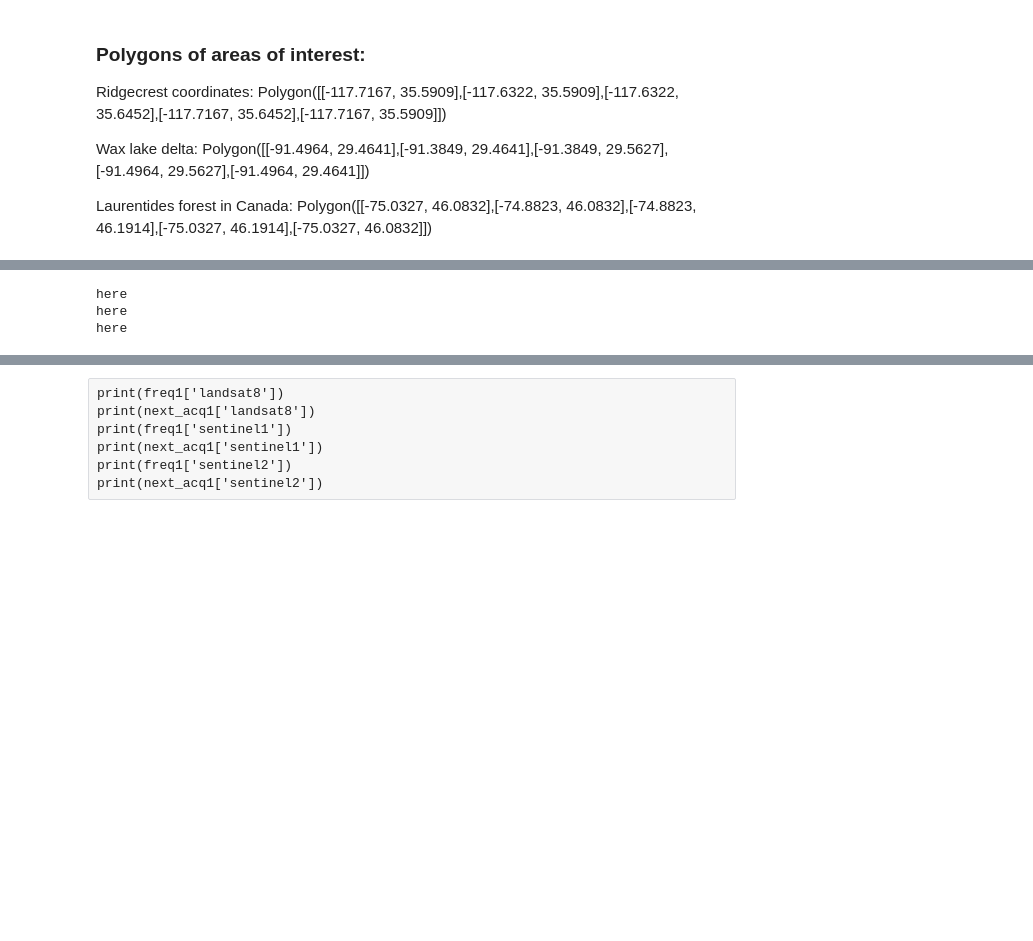
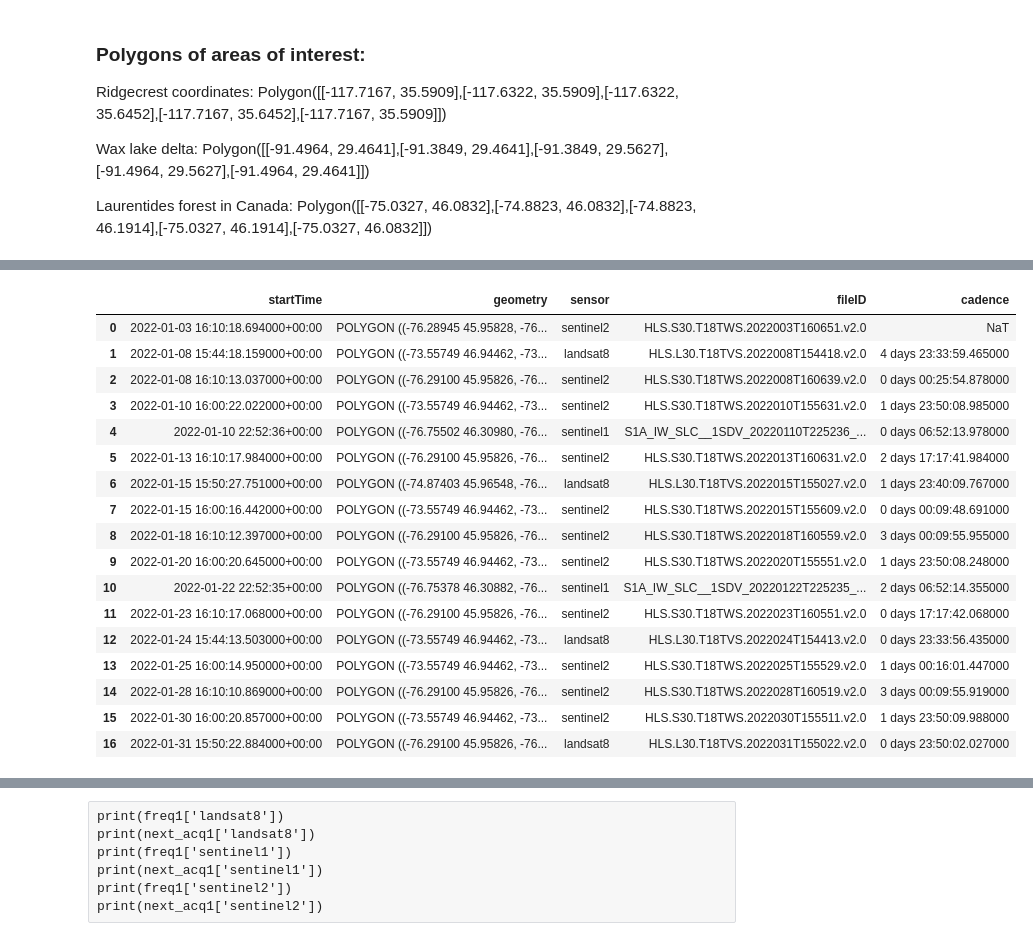
Before and after one commit to kvenkman/opera_coverage, a Jupyter notebook: notebooks/Coverage.ipynb, the cells around one changed output, grey strips where cells are left out. Drawn from its saved outputs; the diff is of its cells as text; code cells hidden in the pictures; blank space fills up the shorter version.

```diff
--- a/notebooks/Coverage.ipynb
+++ b/notebooks/Coverage.ipynb
@@ -51,6 +80,23 @@ freq2, next_acq2, area2 = get_coverage(['sentinel1','sentinel2','landsat8'],waxl
 # %%
-freq3, next_acq3, area3 = get_coverage(['sentinel1','sentinel2','landsat8'],laurentides,[datetime(2022,1,1), datetime(2022,2,1)])
+freq3, next_acq3, area3, master3 = get_coverage(['sentinel1','sentinel2','landsat8'],laurentides,[datetime(2022,1,1), datetime(2022,2,1)])
-# %% [output]
-here
-here
-here
+# %%
+master3
+# %% [output]
+|  | startTime | geometry | sensor | fileID | cadence |
+| 0 | 2022-01-03 16:10:18.694000+00:00 | POLYGON ((-76.28945 45.95828, -76... | sentinel2 | HLS.S30.T18TWS.2022003T160651.v2.0 | NaT |
+| 1 | 2022-01-08 15:44:18.159000+00:00 | POLYGON ((-73.55749 46.94462, -73... | landsat8 | HLS.L30.T18TVS.2022008T154418.v2.0 | 4 days 23:33:59.465000 |
+| 2 | 2022-01-08 16:10:13.037000+00:00 | POLYGON ((-76.29100 45.95826, -76... | sentinel2 | HLS.S30.T18TWS.2022008T160639.v2.0 | 0 days 00:25:54.878000 |
+| 3 | 2022-01-10 16:00:22.022000+00:00 | POLYGON ((-73.55749 46.94462, -73... | sentinel2 | HLS.S30.T18TWS.2022010T155631.v2.0 | 1 days 23:50:08.985000 |
+| 4 | 2022-01-10 22:52:36+00:00 | POLYGON ((-76.75502 46.30980, -76... | sentinel1 | S1A_IW_SLC__1SDV_20220110T225236_... | 0 days 06:52:13.978000 |
+| 5 | 2022-01-13 16:10:17.984000+00:00 | POLYGON ((-76.29100 45.95826, -76... | sentinel2 | HLS.S30.T18TWS.2022013T160631.v2.0 | 2 days 17:17:41.984000 |
+| 6 | 2022-01-15 15:50:27.751000+00:00 | POLYGON ((-74.87403 45.96548, -76... | landsat8 | HLS.L30.T18TVS.2022015T155027.v2.0 | 1 days 23:40:09.767000 |
+| 7 | 2022-01-15 16:00:16.442000+00:00 | POLYGON ((-73.55749 46.94462, -73... | sentinel2 | HLS.S30.T18TWS.2022015T155609.v2.0 | 0 days 00:09:48.691000 |
+| 8 | 2022-01-18 16:10:12.397000+00:00 | POLYGON ((-76.29100 45.95826, -76... | sentinel2 | HLS.S30.T18TWS.2022018T160559.v2.0 | 3 days 00:09:55.955000 |
+| 9 | 2022-01-20 16:00:20.645000+00:00 | POLYGON ((-73.55749 46.94462, -73... | sentinel2 | HLS.S30.T18TWS.2022020T155551.v2.0 | 1 days 23:50:08.248000 |
+| 10 | 2022-01-22 22:52:35+00:00 | POLYGON ((-76.75378 46.30882, -76... | sentinel1 | S1A_IW_SLC__1SDV_20220122T225235_... | 2 days 06:52:14.355000 |
+| 11 | 2022-01-23 16:10:17.068000+00:00 | POLYGON ((-76.29100 45.95826, -76... | sentinel2 | HLS.S30.T18TWS.2022023T160551.v2.0 | 0 days 17:17:42.068000 |
+| 12 | 2022-01-24 15:44:13.503000+00:00 | POLYGON ((-73.55749 46.94462, -73... | landsat8 | HLS.L30.T18TVS.2022024T154413.v2.0 | 0 days 23:33:56.435000 |
+| 13 | 2022-01-25 16:00:14.950000+00:00 | POLYGON ((-73.55749 46.94462, -73... | sentinel2 | HLS.S30.T18TWS.2022025T155529.v2.0 | 1 days 00:16:01.447000 |
+| 14 | 2022-01-28 16:10:10.869000+00:00 | POLYGON ((-76.29100 45.95826, -76... | sentinel2 | HLS.S30.T18TWS.2022028T160519.v2.0 | 3 days 00:09:55.919000 |
+| 15 | 2022-01-30 16:00:20.857000+00:00 | POLYGON ((-73.55749 46.94462, -73... | sentinel2 | HLS.S30.T18TWS.2022030T155511.v2.0 | 1 days 23:50:09.988000 |
+| 16 | 2022-01-31 15:50:22.884000+00:00 | POLYGON ((-76.29100 45.95826, -76... | landsat8 | HLS.L30.T18TVS.2022031T155022.v2.0 | 0 days 23:50:02.027000 |
```
Also changed, not shown: parts of 33 cells of this notebook, 4 other files.
